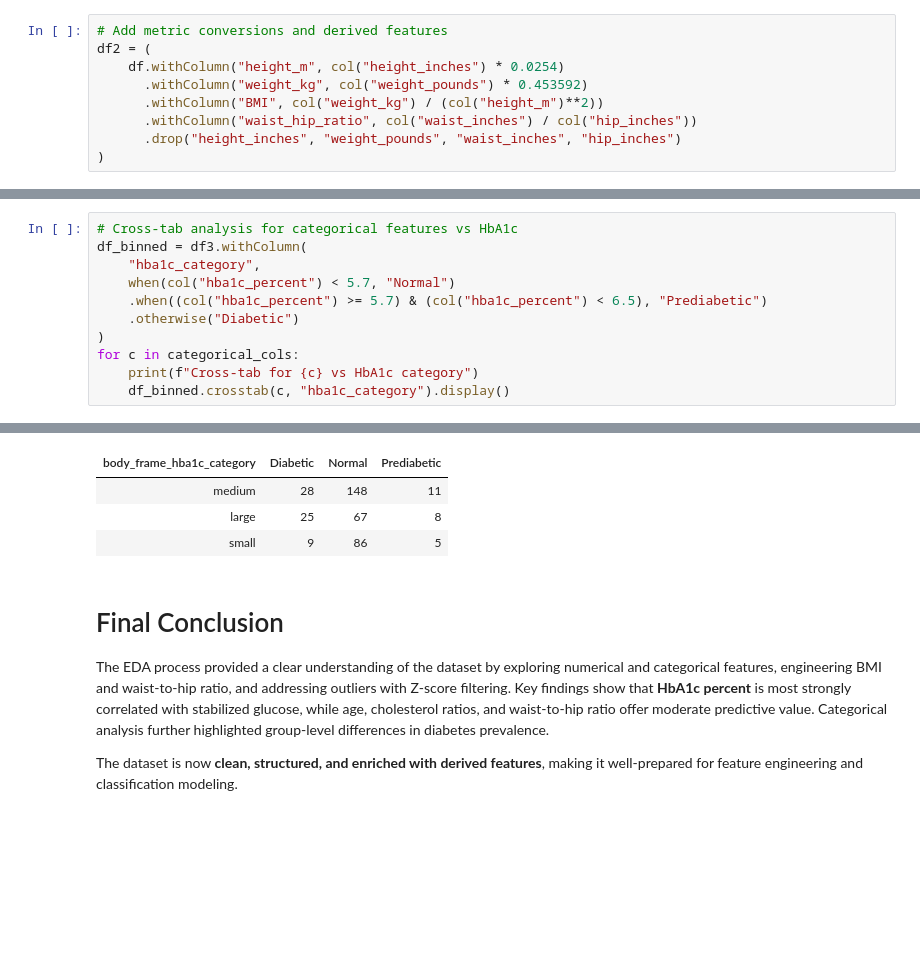
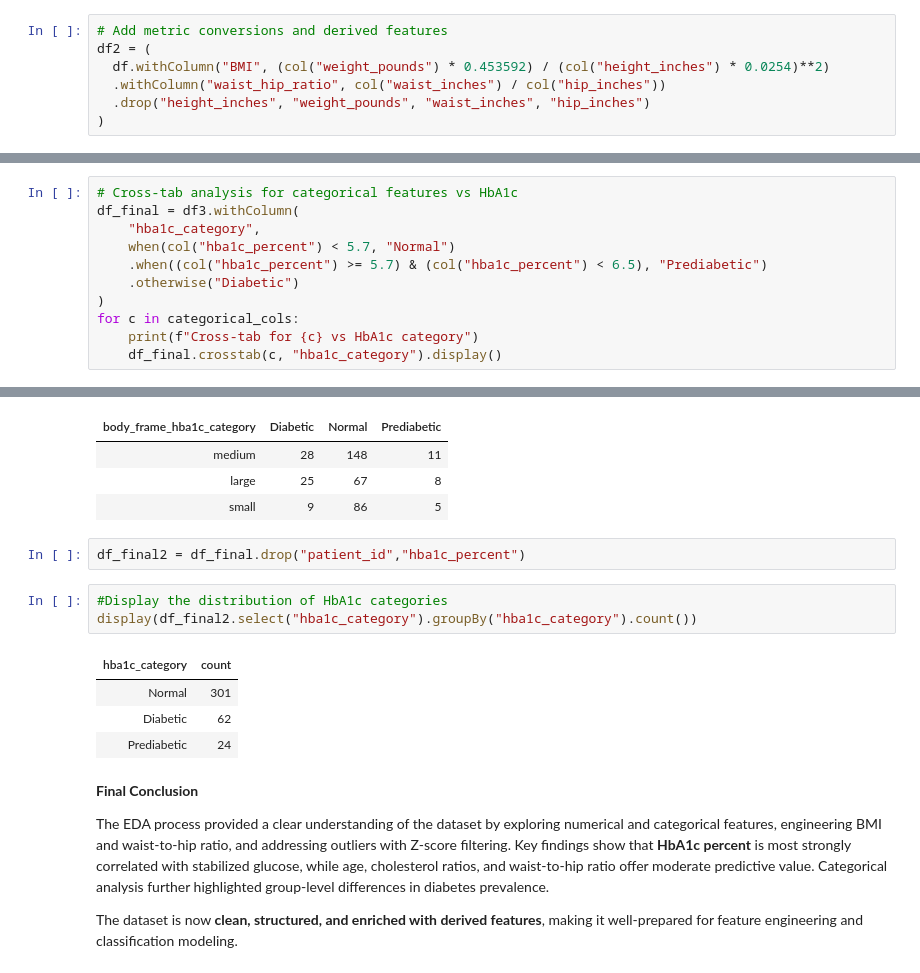
Before and after one commit to Kholeka98/Data-Science-Project-Profolio, a Jupyter notebook: Exploratory Data Analysis/ExploratoryDataAnalysisDiabetes.ipynb, the cells around one changed output, grey strips where cells are left out. Drawn from its saved outputs; the diff is of its cells as text; blank space fills up the shorter version.

```diff
--- a/Exploratory Data Analysis/ExploratoryDataAnalysisDiabetes.ipynb
+++ b/Exploratory Data Analysis/ExploratoryDataAnalysisDiabetes.ipynb
@@ -85,11 +87,9 @@ BMI
 # %%
 # Add metric conversions and derived features
 df2 = (
-    df.withColumn("height_m", col("height_inches") * 0.0254)
-      .withColumn("weight_kg", col("weight_pounds") * 0.453592)
-      .withColumn("BMI", col("weight_kg") / (col("height_m")**2))
-      .withColumn("waist_hip_ratio", col("waist_inches") / col("hip_inches"))
-      .drop("height_inches", "weight_pounds", "waist_inches", "hip_inches")
+  df.withColumn("BMI", (col("weight_pounds") * 0.453592) / (col("height_inches") * 0.0254)**2)
+  .withColumn("waist_hip_ratio", col("waist_inches") / col("hip_inches"))
+  .drop("height_inches", "weight_pounds", "waist_inches", "hip_inches")
 )
 # %%
 # Update numeric columns and show summary
@@ -203,6 +201,6 @@ Cross-tabulation was then performed between each categorical feature and these H
 # %%
 # Cross-tab analysis for categorical features vs HbA1c
-df_binned = df3.withColumn(
+df_final = df3.withColumn(
     "hba1c_category",
     when(col("hba1c_percent") < 5.7, "Normal")
     .when((col("hba1c_percent") >= 5.7) & (col("hba1c_percent") < 6.5), "Prediabetic")
@@ -210,7 +208,7 @@ df_binned = df3.withColumn(
 )
 for c in categorical_cols:
     print(f"Cross-tab for {c} vs HbA1c category")
-    df_binned.crosstab(c, "hba1c_category").display()
+    df_final.crosstab(c, "hba1c_category").display()
 # %% [output]
 Cross-tab for location vs HbA1c category
 | location_hba1c_category | Diabetic | Normal | Prediabetic |
@@ -225,8 +223,18 @@ Cross-tab for body_frame vs HbA1c category
 | medium | 28 | 148 | 11 |
 | large | 25 | 67 | 8 |
 | small | 9 | 86 | 5 |
+# %%
+df_final2 = df_final.drop("patient_id","hba1c_percent")
+# %%
+#Display the distribution of HbA1c categories
+display(df_final2.select("hba1c_category").groupBy("hba1c_category").count())
+# %% [output]
+| hba1c_category | count |
+| Normal | 301 |
+| Diabetic | 62 |
+| Prediabetic | 24 |
 # %% [markdown]
-# Final Conclusion
+**Final Conclusion**
 
 The EDA process provided a clear understanding of the dataset by exploring numerical and categorical features, engineering BMI and waist-to-hip ratio, and addressing outliers with Z‑score filtering. Key findings show that **HbA1c percent** is most strongly correlated with stabilized glucose, while age, cholesterol ratios, and waist-to-hip ratio offer moderate predictive value. Categorical analysis further highlighted group-level differences in diabetes prevalence.
 
```
Also changed, not shown: parts of 11 cells of this notebook.
